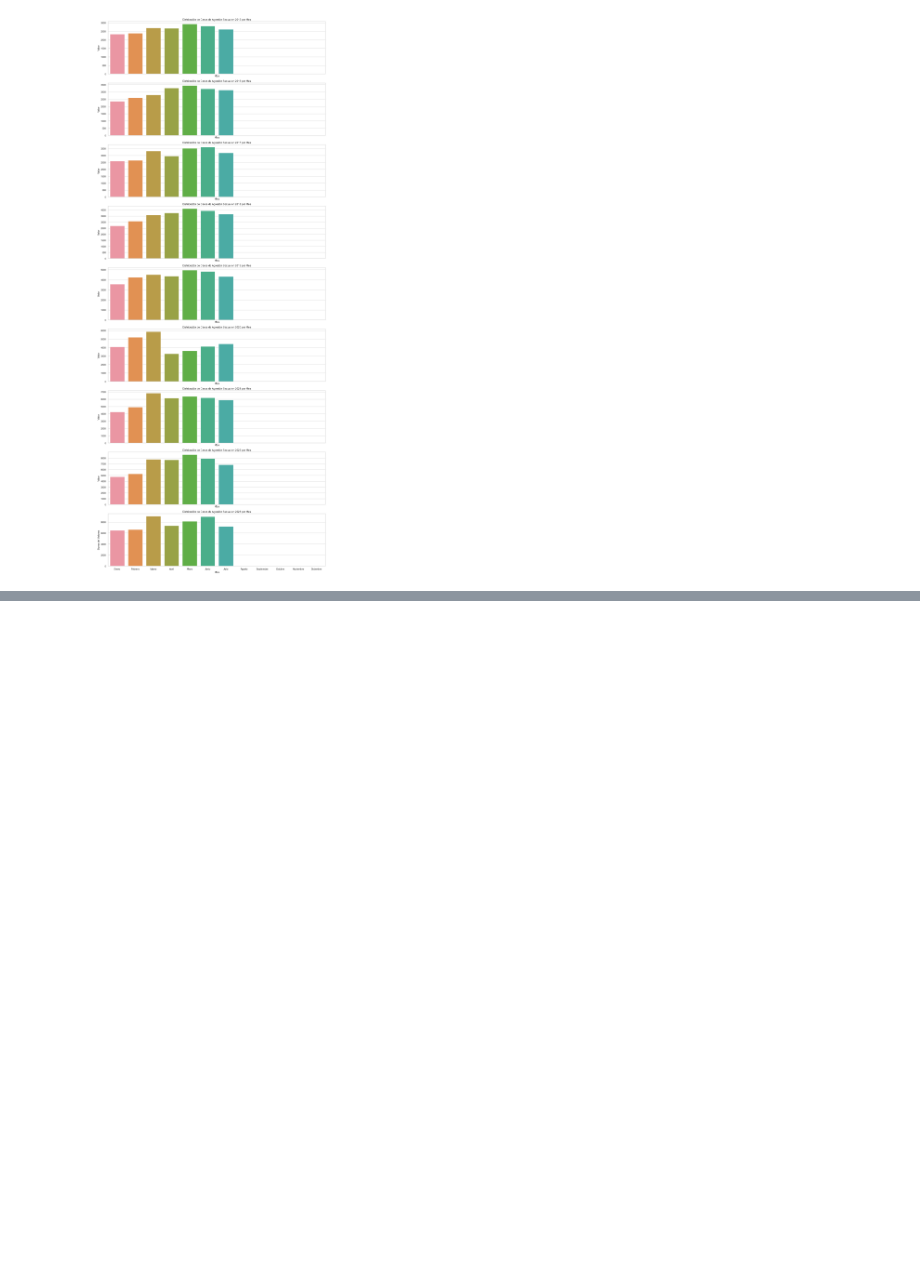
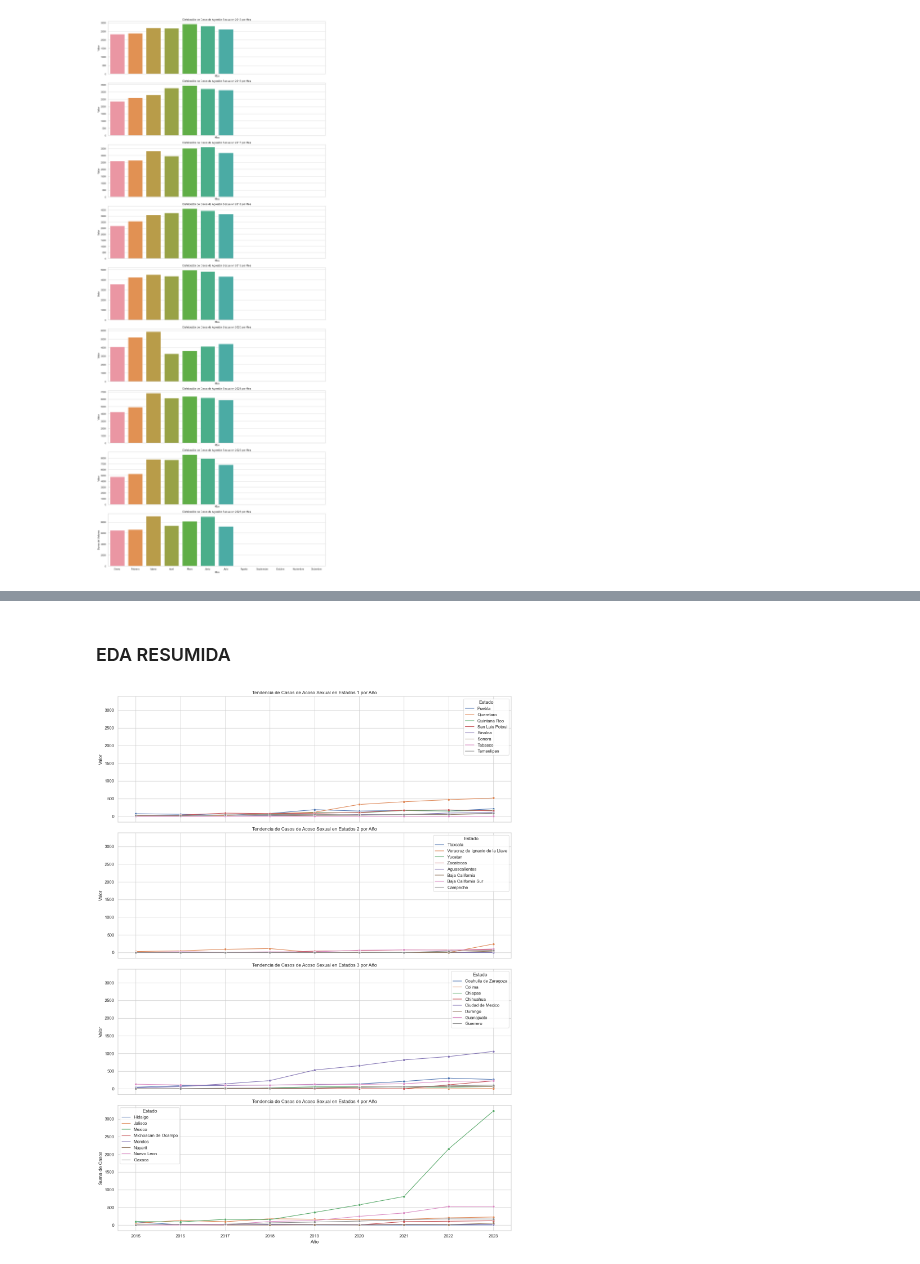
Before and after one commit to BlackEddit/EDA_Cleasings, a Jupyter notebook: EDA_Sexual_Agression.ipynb, the cells around one changed output, grey strips where cells are left out. Cells and saved outputs as stored; diff of their text form; code cells hidden in the pictures; blank space fills up the shorter version.

```diff
--- a/EDA_Sexual_Agression.ipynb
+++ b/EDA_Sexual_Agression.ipynb
@@ -424,15 +477,16 @@ The `ci` parameter is deprecated. Use `errorbar=None` for the same effect.
 # %%
-abuse_types = df['Tipo_de_abuso'].unique()
+# Initialize the figure with subplots, one for each state
+unique_states = df['Estado'].unique()
 
-# Initialize the figure with subplots, one for each type of abuse
-fig, axes = plt.subplots(len(abuse_types), 1, figsize=(15, 4 * len(abuse_types)), sharex=True, sharey=True)
 
-# Loop through each type of abuse and create a subplot
-for i, abuse_type in enumerate(abuse_types):
+fig, axes = plt.subplots(len(unique_states), 1, figsize=(15, 4 * len(unique_states)), sharex=True, sharey=True)
+
+# Loop through each state and create a subplot
+for i, state in enumerate(unique_states):
     ax = axes[i]
-    df_abuse = df[df['Tipo_de_abuso'] == abuse_type]
-    sns.lineplot(data=df_abuse, x='A_o', y='Valor', estimator=sum, errorbar=None, marker='o', ax=ax)
-    ax.set_title(f'Tendencia de Casos de {abuse_type} por Año')
+    df_state = df_acoso_sexual[df_acoso_sexual['Estado'] == state]
+    sns.lineplot(data=df_state, x='A_o', y='Valor', estimator=sum, marker='o', ax=ax)
+    ax.set_title(f'Tendencia de Acoso Sexual en {state} por Año')
 
 # Add common x and y labels
 plt.xlabel('Año')
@@ -445,0 +530,32 @@ plt.show()
+# %% [markdown]
+### EDA RESUMIDA
+# %%
+states = df_sex_agreson['Estado'].unique()
+# Initialize the figure with 4 subplots
+fig, axes = plt.subplots(4, 1, figsize=(15, 20), sharex=True, sharey=True)
+
+# Divide the states into 4 groups of 8
+states_grouped = [states[i:i + 8] for i in range(0, len(states), 8)]
+
+# Loop through each group of states and create a subplot
+for i, states_subset in enumerate(states_grouped):
+    ax = axes[i]
+
+    # Filter the data to include only the states in the current subset
+    df_states_subset = df_acoso_sexual[df_acoso_sexual['Estado'].isin(states_subset)]
+
+    # Create a lineplot on the current subplot
+    sns.lineplot(data=df_states_subset, x='A_o', y='Valor', hue='Estado', estimator=sum, errorbar=None, marker='o', ax=ax)
+
+    # Add a title to the subplot
+    ax.set_title(f'Tendencia de Casos de Acoso Sexual en Estados {i+1} por Año')
+
+# Add common x and y labels
+plt.xlabel('Año')
+plt.ylabel('Suma de Casos')
+
+# Show the graphs
+plt.tight_layout()
+plt.show()
+# %% [output]
+[figure, added]
```
Also changed, not shown: parts of 10 cells of this notebook.
